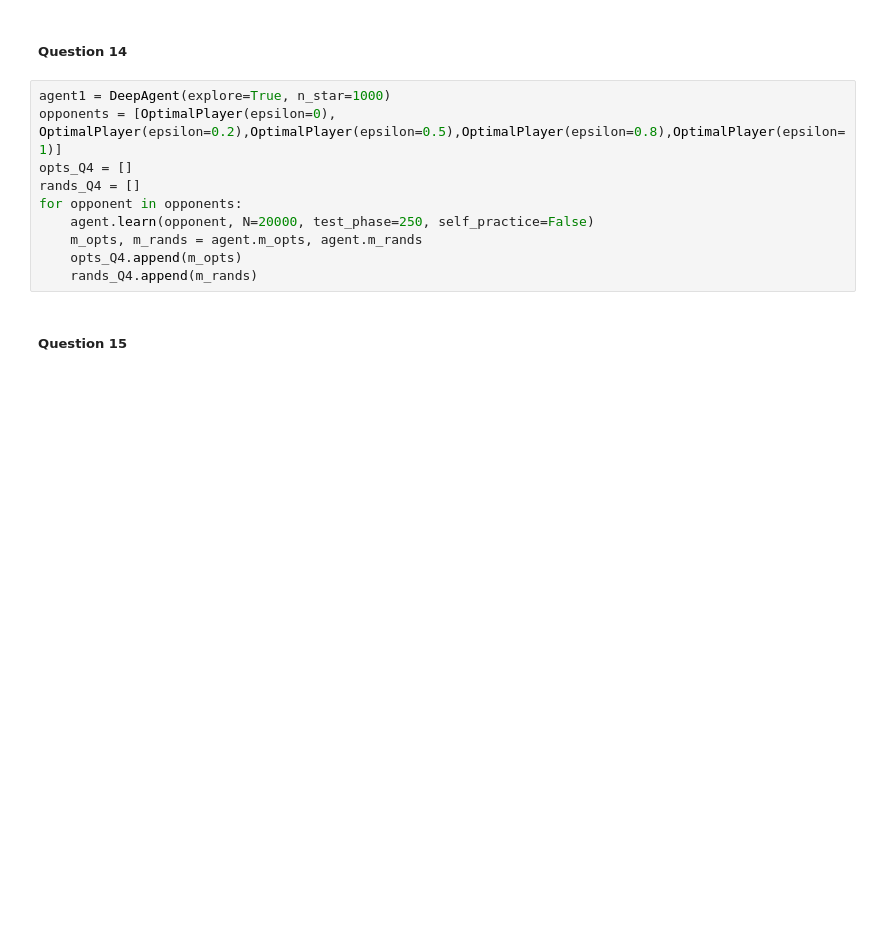
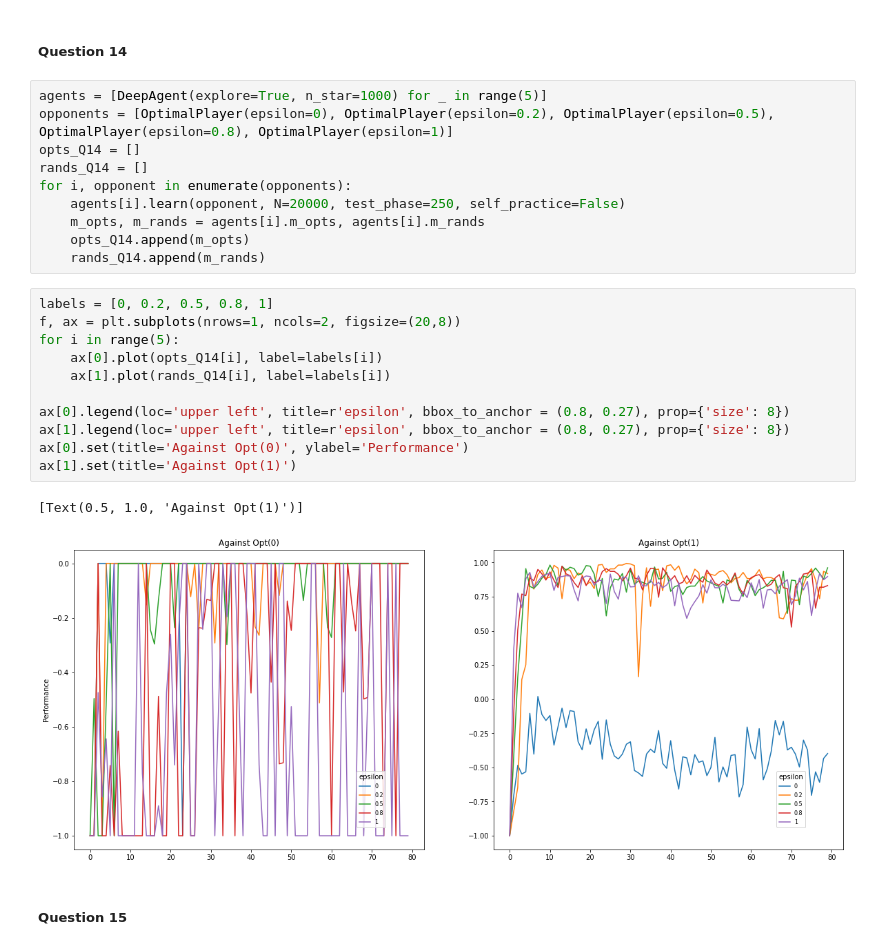
Before and after one commit to hbenedek/tic-tac-toe, a Jupyter notebook: main.ipynb, the cells around one changed output. Saved outputs shown, nothing was run; the diff lists cells and outputs as text; blank space fills up the shorter version.

```diff
--- a/main.ipynb
+++ b/main.ipynb
@@ -121,15 +121,29 @@ plt.show()
 # %% [markdown]
 ##### Question 14 <a class="anchor" id="chapterq14"></a>
 # %%
-agent1 = DeepAgent(explore=True, n_star=1000)
-opponents = [OptimalPlayer(epsilon=0), OptimalPlayer(epsilon=0.2),OptimalPlayer(epsilon=0.5),OptimalPlayer(epsilon=0.8),OptimalPlayer(epsilon=1)]
-opts_Q4 = []
-rands_Q4 = []
-for opponent in opponents:
-    agent.learn(opponent, N=20000, test_phase=250, self_practice=False)
-    m_opts, m_rands = agent.m_opts, agent.m_rands
-    opts_Q4.append(m_opts)
-    rands_Q4.append(m_rands)
+agents = [DeepAgent(explore=True, n_star=1000) for _ in range(5)]
+opponents = [OptimalPlayer(epsilon=0), OptimalPlayer(epsilon=0.2), OptimalPlayer(epsilon=0.5), OptimalPlayer(epsilon=0.8), OptimalPlayer(epsilon=1)]
+opts_Q14 = []
+rands_Q14 = []
+for i, opponent in enumerate(opponents):
+    agents[i].learn(opponent, N=20000, test_phase=250, self_practice=False)
+    m_opts, m_rands = agents[i].m_opts, agents[i].m_rands
+    opts_Q14.append(m_opts)
+    rands_Q14.append(m_rands)
+# %%
+labels = [0, 0.2, 0.5, 0.8, 1]
+f, ax = plt.subplots(nrows=1, ncols=2, figsize=(20,8))
+for i in range(5):
+    ax[0].plot(opts_Q14[i], label=labels[i])
+    ax[1].plot(rands_Q14[i], label=labels[i])
+
+ax[0].legend(loc='upper left', title=r'epsilon', bbox_to_anchor = (0.8, 0.27), prop={'size': 8})
+ax[1].legend(loc='upper left', title=r'epsilon', bbox_to_anchor = (0.8, 0.27), prop={'size': 8})
+ax[0].set(title='Against Opt(0)', ylabel='Performance')
+ax[1].set(title='Against Opt(1)')
+# %% [output]
+[Text(0.5, 1.0, 'Against Opt(1)')]
+[figure, added]
 # %% [markdown]
 ##### Question 15 <a class="anchor" id="chapterq15"></a>
 # %% [markdown]
```
